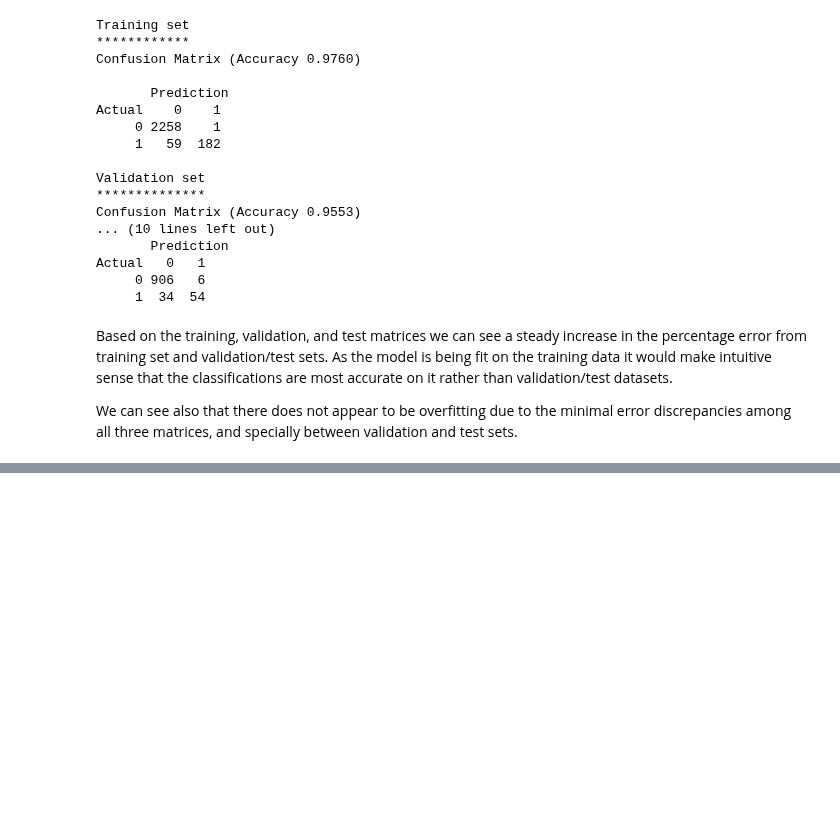
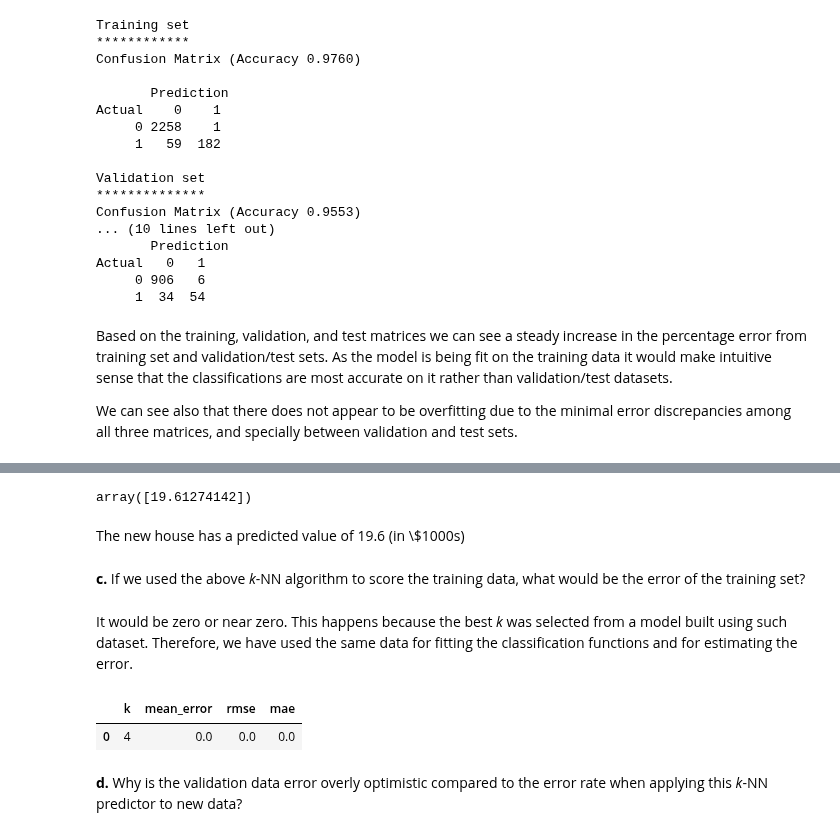
Before and after one commit to jeantardelli/data-mining-for-business-analytics, a Jupyter notebook: problems/chapter07_k_nearest_neighbors.ipynb, the cells around one changed output, grey strips where cells are left out. Saved outputs shown, nothing was run; the diff lists cells and outputs as text; code cells hidden in the pictures; blank space fills up the shorter version.

```diff
--- a/problems/chapter07_k_nearest_neighbors.ipynb
+++ b/problems/chapter07_k_nearest_neighbors.ipynb
@@ -345,0 +448,38 @@ We can see also that there does not appear to be overfitting due to the minimal
+# %%
+# new house to be predicted. Before predicting the MEDV we normalize it
+new_house = pd.DataFrame({"CRIM": [0.2], "ZN": [0], "INDUS": [7], "CHAS": [0],
+                          "NOX": [0.538], "RM": [6], "AGE": [62], "DIS": [4.7],
+                          "RAD": [4], "TAX": [307], "PTRATIO": [21], "LSTAT": [10]})
+new_house_norm = pd.DataFrame(scaler.transform(new_house),
+                              columns=["z"+col for col in predictors])
+
+# retrain the knn using the best k and all data
+knn = KNeighborsRegressor(n_neighbors=4, weights="distance").fit(housing_norm[["z"+col for col in predictors]],
+                                                                 housing_norm[outcome])
+knn.predict(new_house_norm)
+# %% [output]
+array([19.61274142])
+# %% [markdown]
+The new house has a predicted value of 19.6 (in \\$1000s)
+# %% [markdown]
+**c.** If we used the above *k*-NN algorithm to score the training data, what would be the error of the training set?
+# %% [markdown]
+It would be zero or near zero. This happens because the best *k* was selected from a model built using such dataset. Therefore, we have used the same data for fitting the classification functions and for estimating the error.
+# %%
+# Using the previous trained model (all data, k=5)
+y_pred = knn.predict(train_X)
+y_res = train_y - y_pred
+
+results = {"k": 4,
+           "mean_error": sum(y_res) / len(y_res),
+           "rmse": math.sqrt(mean_squared_error(train_y, y_pred)),
+           "mae": sum(abs(y_res)) / len(y_res)}
+
+# Convert results to a pandas data frame
+results = pd.DataFrame(results, index=[0])
+results
+# %% [output]
+|  | k | mean_error | rmse | mae |
+| 0 | 4 | 0.0 | 0.0 | 0.0 |
+# %% [markdown]
+**d.** Why is the validation data error overly optimistic compared to the error rate when applying this *k*-NN predictor to new data?
```
Also changed, not shown: parts of 13 cells of this notebook.
